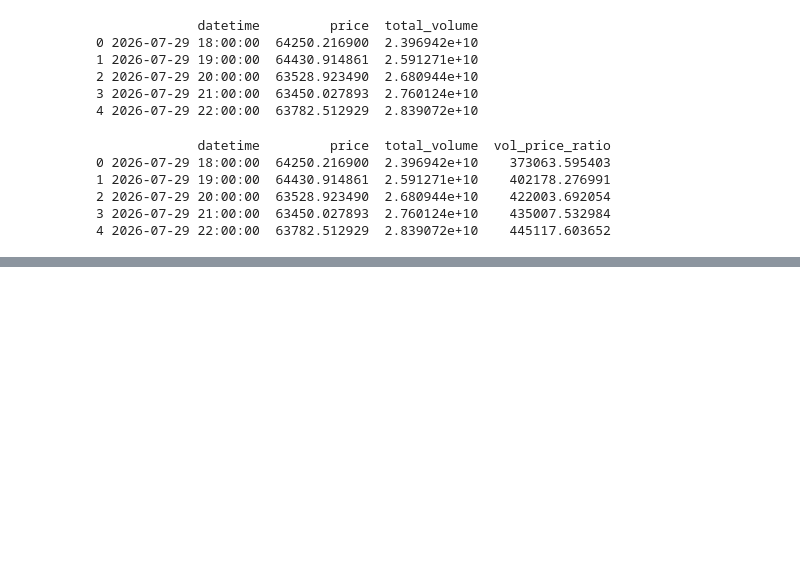
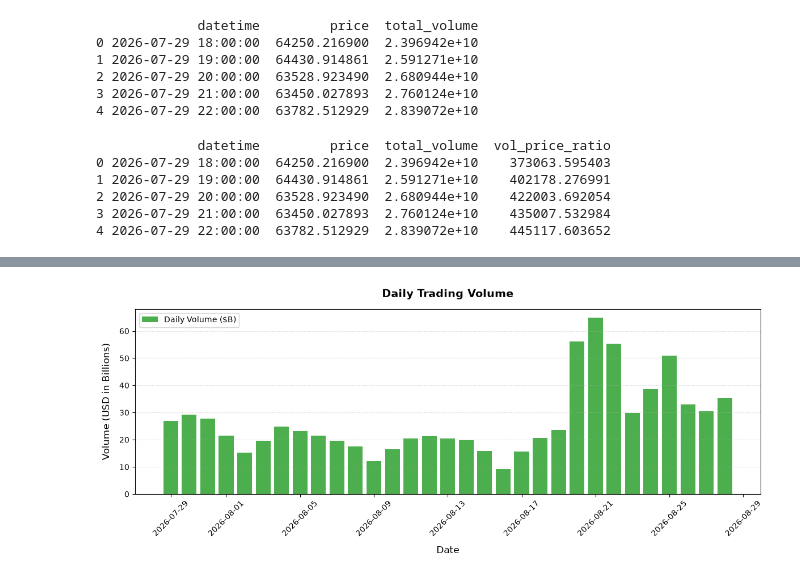
Before and after one commit to AARodgers/coding_notes, a Jupyter notebook: jupyter_backup/Jupyter_Backup/week4_homework.ipynb, the cells around one changed output, grey strips where cells are left out. Saved outputs shown, nothing was run; the diff lists cells and outputs as text; code cells hidden in the pictures; blank space fills up the shorter version.

```diff
--- a/jupyter_backup/Jupyter_Backup/week4_homework.ipynb
+++ b/jupyter_backup/Jupyter_Backup/week4_homework.ipynb
@@ -147,0 +235,31 @@ print(df.head())
+# %%
+# Plot daily volume
+
+# Create figure
+plt.figure(figsize=(12, 5))
+
+# Plot daily volume as a bar chart (dividing by 1e9 scales values into Billions)
+plt.bar(
+    daily_df["date"],
+    daily_df["total_volume"] / 1e9,
+    color="#2ca02c",
+    alpha=0.85,
+    width=0.8,
+    label="Daily Volume ($B)",
+)
+
+# Formatting and Labels
+plt.title("Daily Trading Volume", fontsize=14, fontweight="bold", pad=15)
+plt.xlabel("Date", fontsize=12, labelpad=10)
+plt.ylabel("Volume (USD in Billions)", fontsize=12, labelpad=10)
+
+# Layout adjustments
+plt.grid(True, axis="y", linestyle=":", alpha=0.6)
+plt.xticks(rotation=45)
+plt.legend(loc="upper left", frameon=True)
+plt.tight_layout()
+
+# Display plot
+plt.show()
+# %% [output]
+[figure, added]
```
Also changed, not shown: parts of 3 cells of this notebook.
